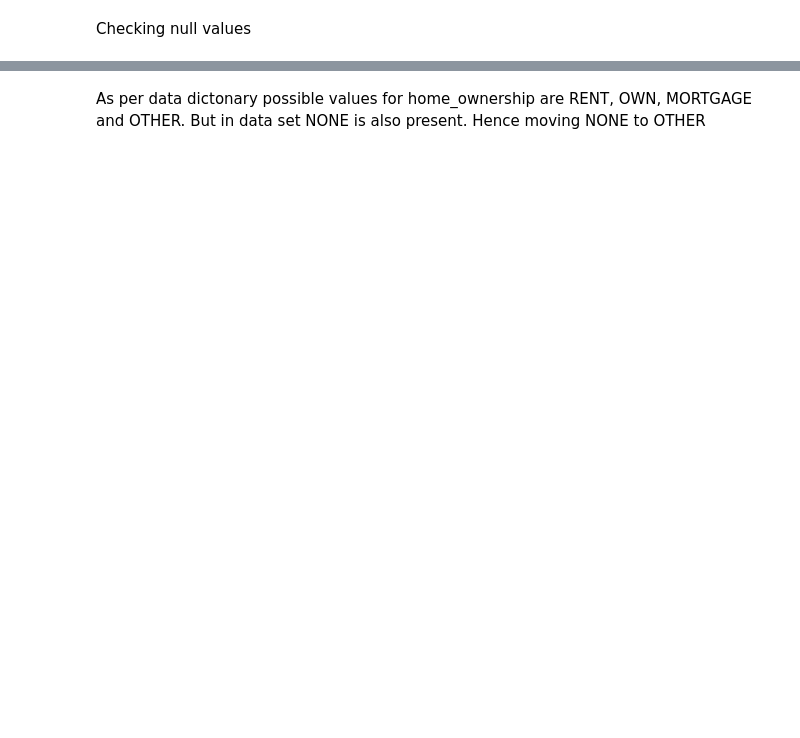
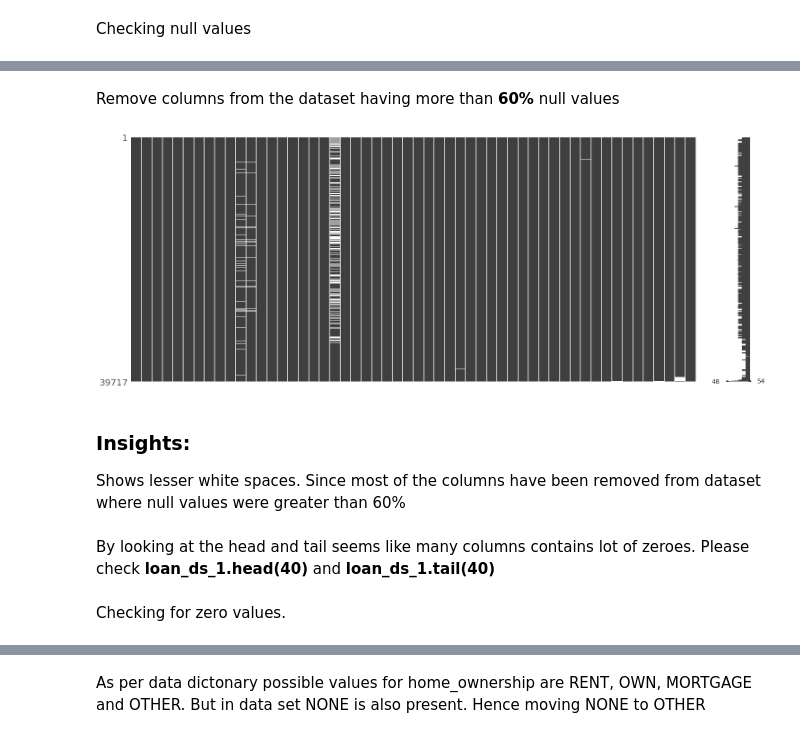
Before and after one commit to khatrisnk/LendingClubCaseStudy, a Jupyter notebook: Siddhartha_Khatri.ipynb, the cells around one changed output, grey strips where cells are left out. Saved outputs shown, nothing was run; the diff lists cells and outputs as text; code cells hidden in the pictures; blank space fills up the shorter version.

```diff
--- a/Siddhartha_Khatri.ipynb
+++ b/Siddhartha_Khatri.ipynb
@@ -136,0 +89,17 @@ Name: home_ownership, dtype: int64
+# %% [markdown]
+Remove columns from the dataset having more than **60%** null values
+# %%
+loan_ds_1 = loan_ds.loc[:, loan_ds.isnull().mean() < 0.60]
+# %%
+msno.matrix(loan_ds_1)
+plt.show()
+# %% [output]
+[figure, added]
+# %% [markdown]
+### Insights:
+
+Shows lesser white spaces. Since most of the columns have been removed from dataset where null values were greater than 60%
+# %% [markdown]
+By looking at the head and tail seems like many columns contains lot of zeroes. Please check **loan_ds_1.head(40)** and **loan_ds_1.tail(40)**
+# %% [markdown]
+Checking for zero values.
```
Also changed, not shown: parts of 94 cells of this notebook.
